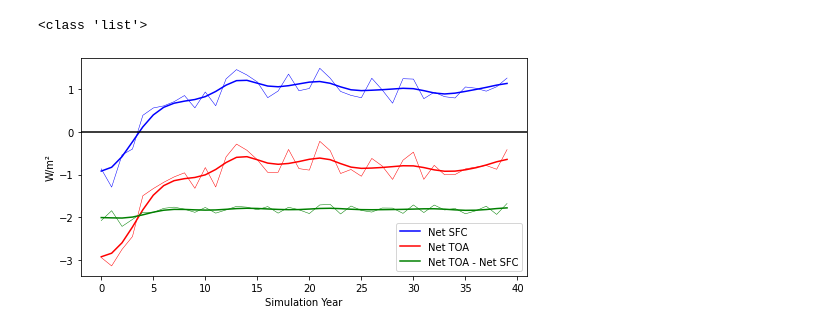
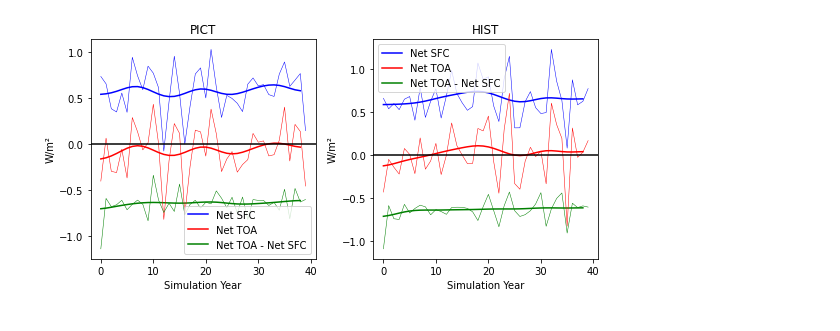
Before and after one commit to FESOM/fdiag, a Jupyter notebook: fdiag/templates/openifs_radiation.ipynb, the cells around one changed output. Drawn from its saved outputs; the diff is of its cells as text; code cells hidden in the pictures.

Commit message:
enable multi run plots

```diff
--- a/fdiag/templates/openifs_radiation.ipynb
+++ b/fdiag/templates/openifs_radiation.ipynb
@@ -70,38 +67,49 @@ for v in var:
-# %%
-print(type(data[v]))
-# %% [output]
-<class 'list'>
 # %%
-surface =   np.squeeze(data['SSR']).flatten() + \
-            np.squeeze(data['STR']).flatten() + \
-            np.squeeze(data['SSHF']).flatten() + \
-            np.squeeze(data['SLHF']).flatten()
-toa = np.squeeze(data['TSR']).flatten() + \
-      np.squeeze(data['TTR']).flatten()
+surface = OrderedDict()
+toa = OrderedDict()
+
+for exp_name in input_names:
+    surface[exp_name] =   np.squeeze(data[exp_name]['SSR']).flatten() + \
+                np.squeeze(data[exp_name]['STR']).flatten() + \
+                np.squeeze(data[exp_name]['SSHF']).flatten() + \
+                np.squeeze(data[exp_name]['SLHF']).flatten()
+    toa[exp_name] = np.squeeze(data[exp_name]['TSR']).flatten() + \
+          np.squeeze(data[exp_name]['TTR']).flatten()
 # %%
-fig, axes = plt.subplots(figsize=figsize)
+nrows, ncol = define_rowscol(input_paths)
+fig, axes = plt.subplots(nrows=nrows, ncols=ncol, figsize=figsize)
+if isinstance(axes, np.ndarray):
+    axes = axes.flatten()
+else:
+    axes = [axes]
+i = 0
 
-plt.plot(smooth(surface,len(surface),smooth_window),color='blue')
-plt.plot(smooth(toa,len(toa),smooth_window),color='red')
-plt.plot(smooth(toa-surface,len(toa-surface),smooth_window),color='green')
-#axes.tick_params(labelright=True)
+for key in input_names:
 
-plt.plot(surface,linewidth=0.5,color='blue')
-plt.plot(toa,linewidth=0.5,color='red')
-plt.plot(toa-surface,linewidth=0.5,color='green')
+    axes[i].plot(smooth(surface[key],len(surface[key]),smooth_window),color='blue')
+    axes[i].plot(smooth(toa[key],len(toa[key]),smooth_window),color='red')
+    axes[i].plot(smooth(toa[key]-surface[key],len(toa[key]-surface[key]),smooth_window),color='green')
+
+    axes[i].plot(surface[key],linewidth=0.5,color='blue')
+    axes[i].plot(toa[key],linewidth=0.5,color='red')
+    axes[i].plot(toa[key]-surface[key],linewidth=0.5,color='green')
 
 
-plt.axhline(y=0, color='black', linestyle='-')
-plt.ylabel('W/m²')
-plt.xlabel('Simulation Year')
+    axes[i].axhline(y=0, color='black', linestyle='-')
+    axes[i].set_ylabel('W/m²')
+    axes[i].set_xlabel('Simulation Year')
 
-axes.legend(['Net SFC', 'Net TOA', 'Net TOA - Net SFC'])
+    axes[i].set_title(key)
+    axes[i].legend(['Net SFC', 'Net TOA', 'Net TOA - Net SFC'])
+    plt.tight_layout()
+
+    i = i+1
 
 
 if ofile is not None:
     ofile_long = f"{ofile}_imbalance_combined.png"
     plt.savefig(f"{ofile_long}", dpi=dpi)
     os.system(f'convert {ofile_long} -trim {ofile_long}_trimmed.png')
     os.system(f'mv {ofile_long}_trimmed.png {ofile_long}')
 # %% [output]
-[figure, old version]
+[figure, new version]
```
Also changed, not shown: parts of 3 cells of this notebook.
